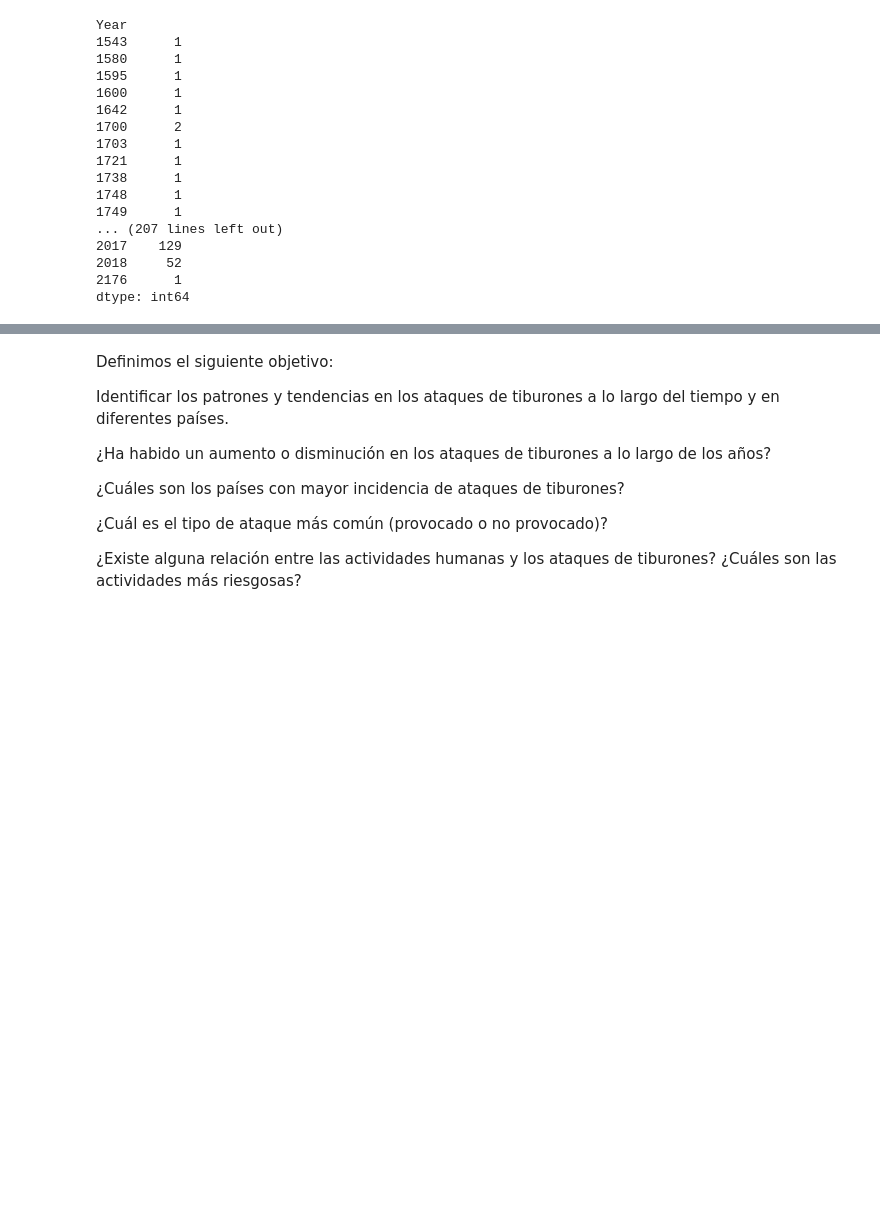
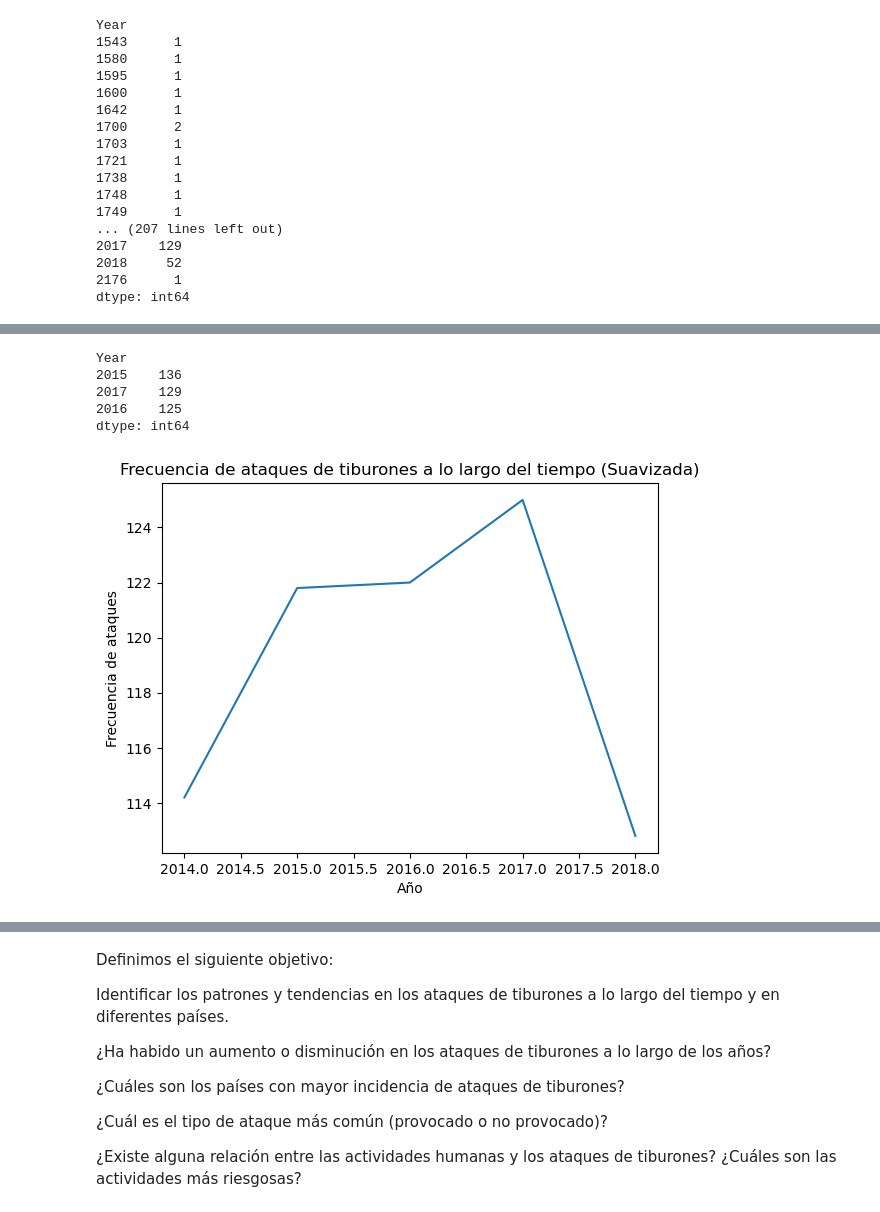
Before and after one commit to esteban-bit/data-cleaning-pandas, a Jupyter notebook: w2-project_pandas.ipynb, the cells around one changed output, grey strips where cells are left out. Saved outputs shown, nothing was run; the diff lists cells and outputs as text; code cells hidden in the pictures; blank space fills up the shorter version.

```diff
--- a/w2-project_pandas.ipynb
+++ b/w2-project_pandas.ipynb
@@ -1051,0 +1016,26 @@ plt.show()
+# %%
+top_3_años = ataques_por_año.nlargest(3)
+
+top_3_años
+# %% [output]
+Year
+2015    136
+2017    129
+2016    125
+dtype: int64
+# %%
+# Aplicar media móvil sobre los datos
+ataques_por_año_suavizado = ataques_por_año4.rolling(window=5).mean()
+
+# Graficar la frecuencia de ataques suavizada utilizando un gráfico de línea
+ataques_por_año_suavizado.plot(kind='line')
+
+# Establecer etiquetas y título del gráfico
+plt.xlabel('Año')
+plt.ylabel('Frecuencia de ataques')
+plt.title('Frecuencia de ataques de tiburones a lo largo del tiempo (Suavizada)')
+
+# Mostrar el gráfico
+plt.show()
+# %% [output]
+[figure, added]
```
Also changed, not shown: parts of 65 cells of this notebook, 1 other file.
